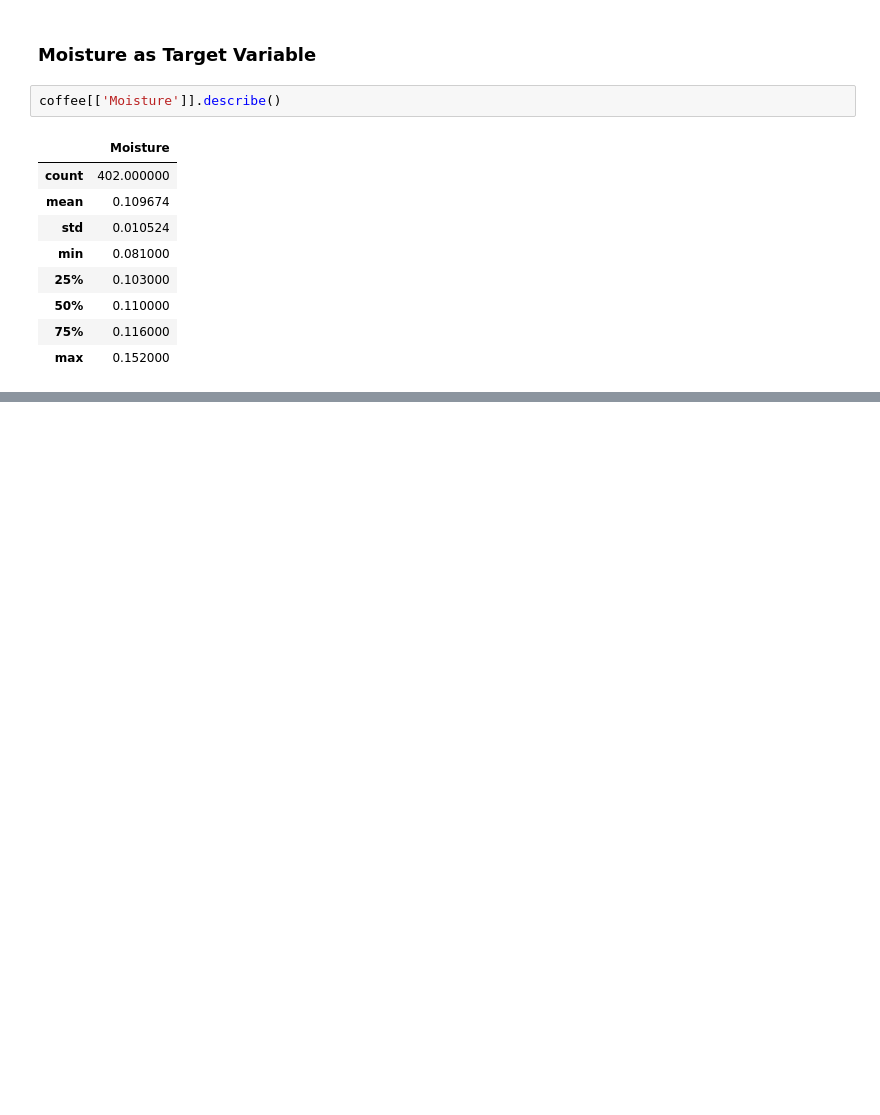
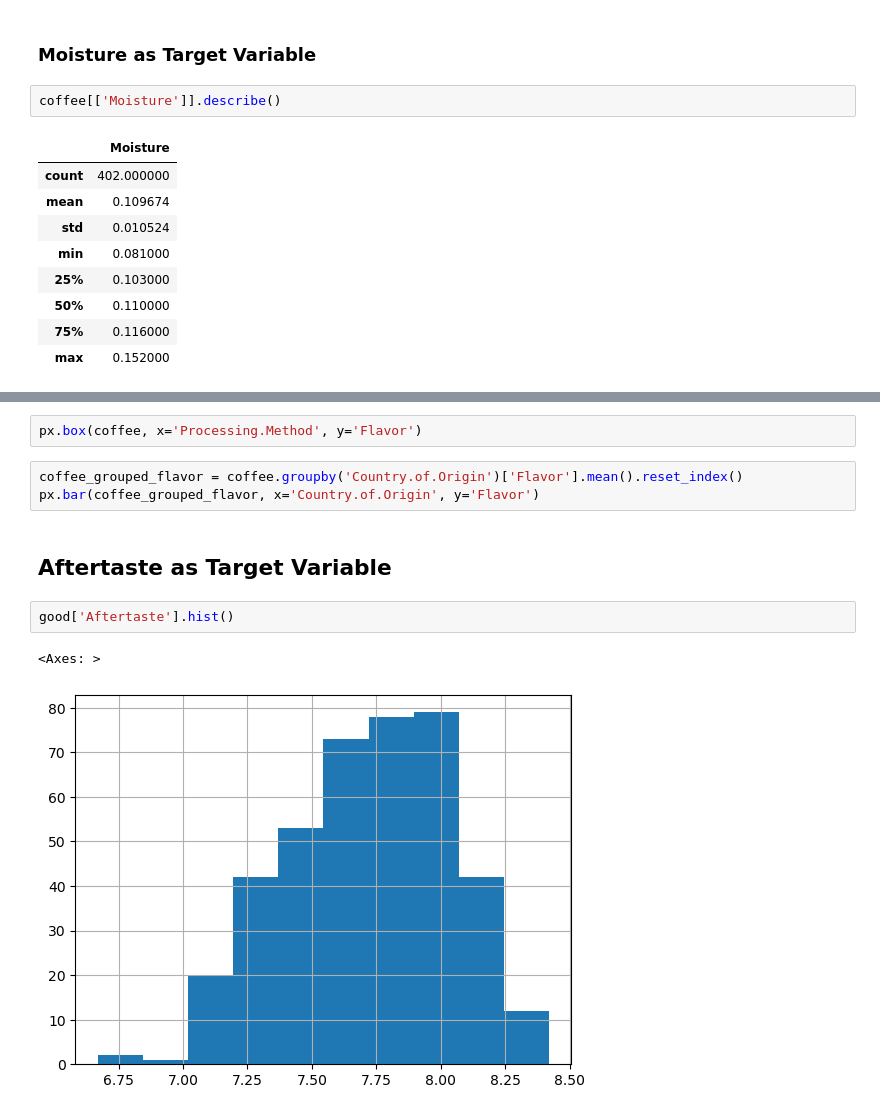
Before and after one commit to ashritakodali/coffee_quality_analysis, a Jupyter notebook: linear_regression.ipynb, the cells around one changed output, grey strips where cells are left out. Saved outputs shown, nothing was run; the diff lists cells and outputs as text; blank space fills up the shorter version.

```diff
--- a/linear_regression.ipynb
+++ b/linear_regression.ipynb
@@ -65,0 +125,12 @@ coffee[['Moisture']].describe()
+# %%
+px.box(coffee, x='Processing.Method', y='Flavor')
+# %%
+coffee_grouped_flavor = coffee.groupby('Country.of.Origin')['Flavor'].mean().reset_index()
+px.bar(coffee_grouped_flavor, x='Country.of.Origin', y='Flavor')
+# %% [markdown]
+## Aftertaste as Target Variable
+# %%
+good['Aftertaste'].hist()
+# %% [output]
+<Axes: >
+[figure, added]
```
Also changed, not shown: parts of 24 cells of this notebook.
